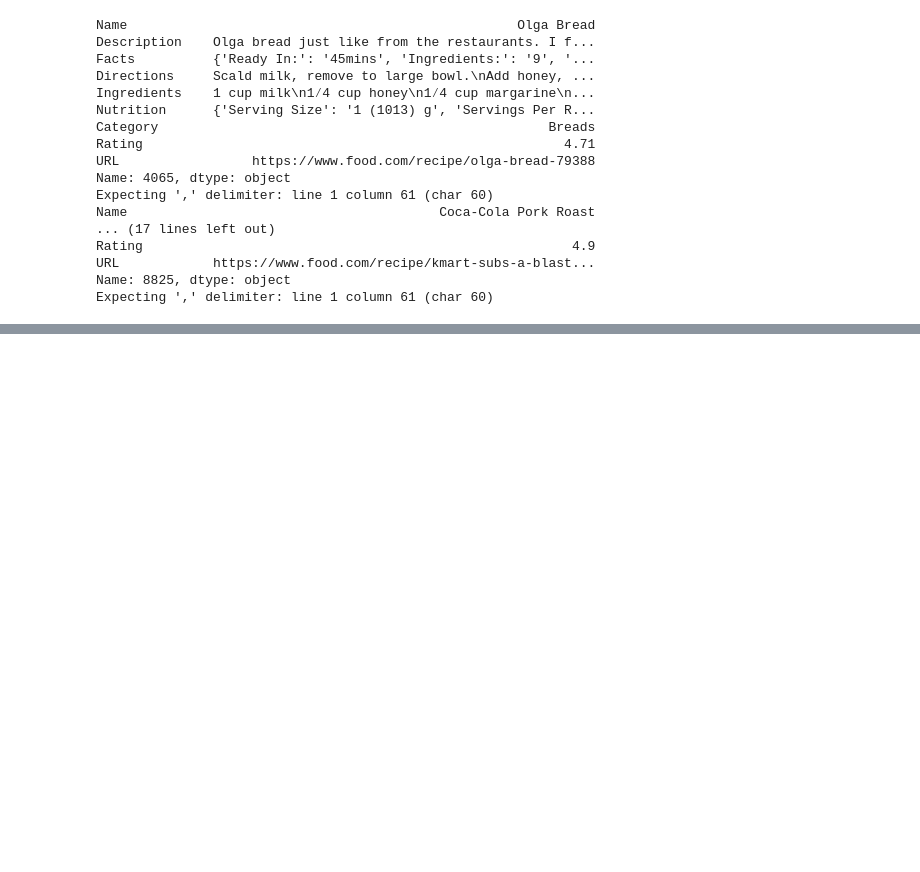
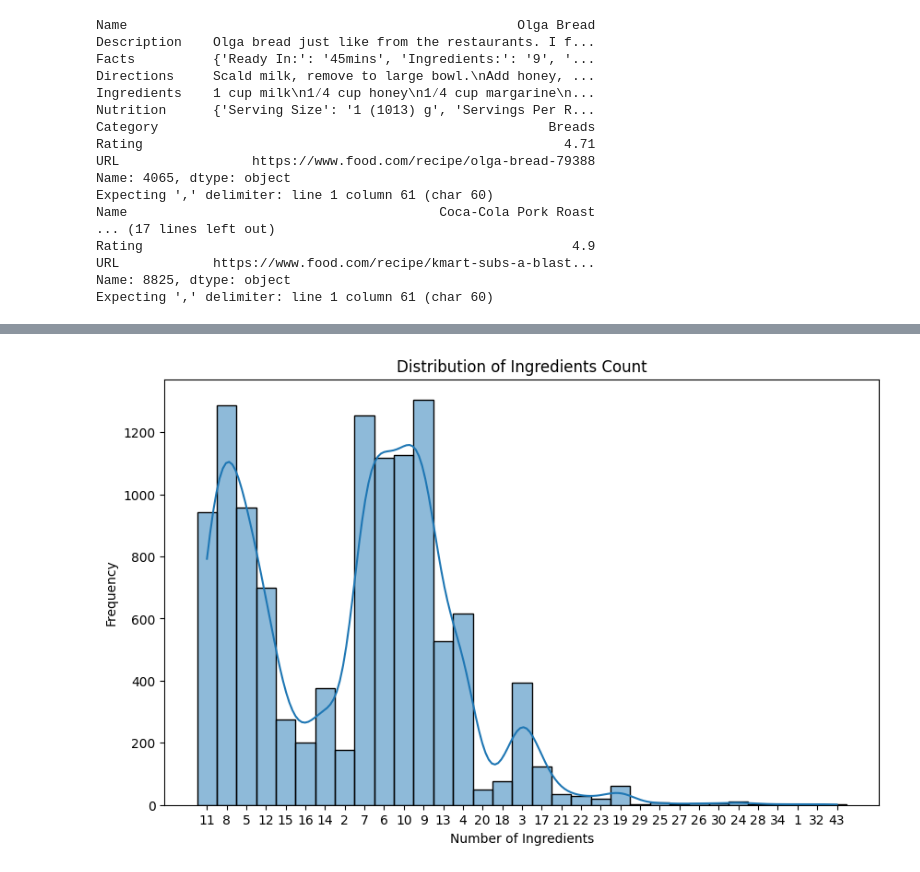
Before and after one commit to rabin-k/Recipe-Generator, a Jupyter notebook: notebook/recipes.ipynb, the cells around one changed output, grey strips where cells are left out. Saved outputs shown, nothing was run; the diff lists cells and outputs as text; code cells hidden in the pictures; blank space fills up the shorter version.

```diff
--- a/notebook/recipes.ipynb
+++ b/notebook/recipes.ipynb
@@ -242,0 +267,10 @@ df.head()
+# %%
+# Distribution of Ingredients Count
+plt.figure(figsize=(10, 6))
+sns.histplot(df['Fact_Ingredients'], bins=20, kde=True)
+plt.title('Distribution of Ingredients Count')
+plt.xlabel('Number of Ingredients')
+plt.ylabel('Frequency')
+plt.show()
+# %% [output]
+[figure, added]
```
Also changed, not shown: parts of 6 cells of this notebook.
